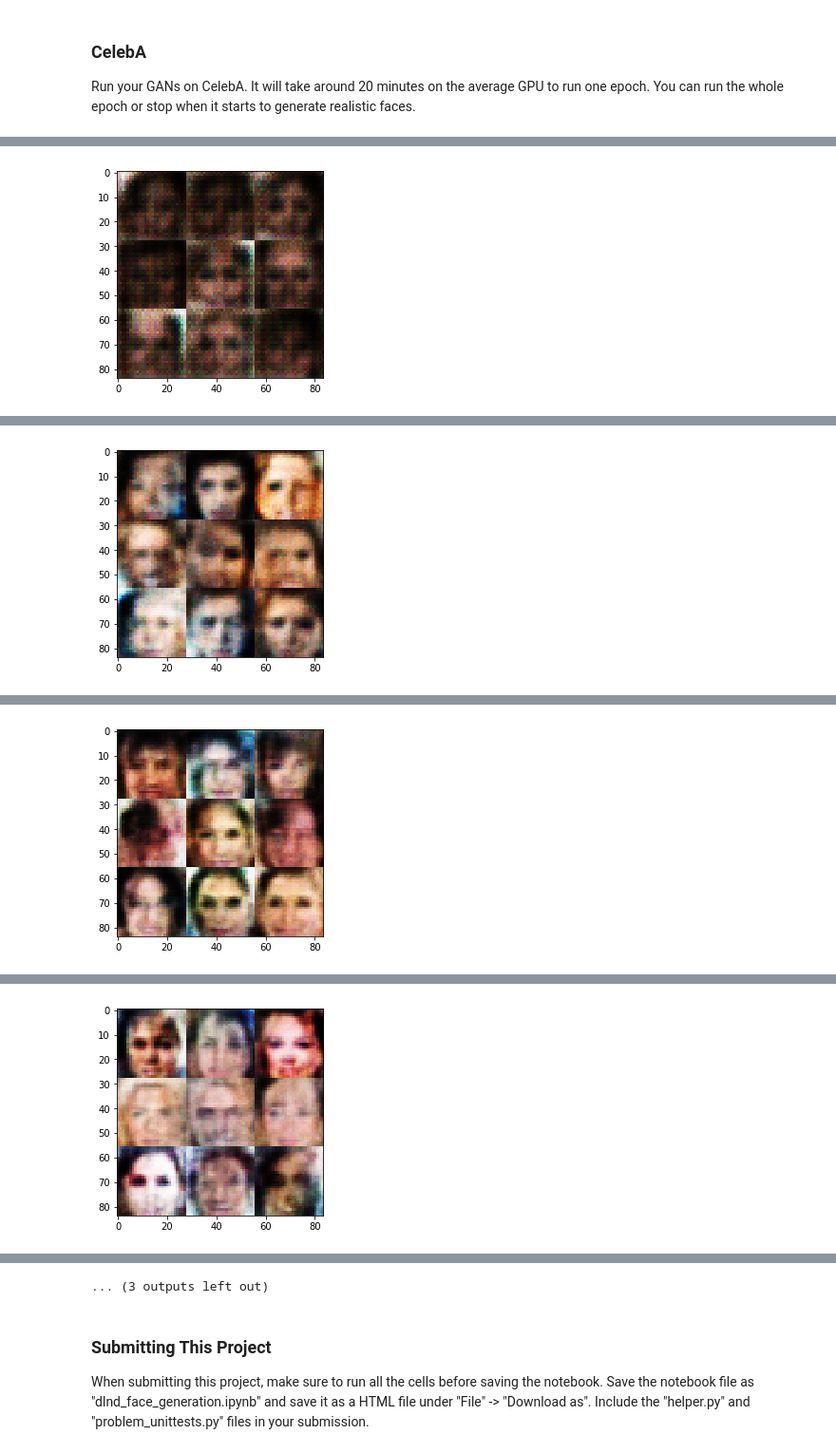
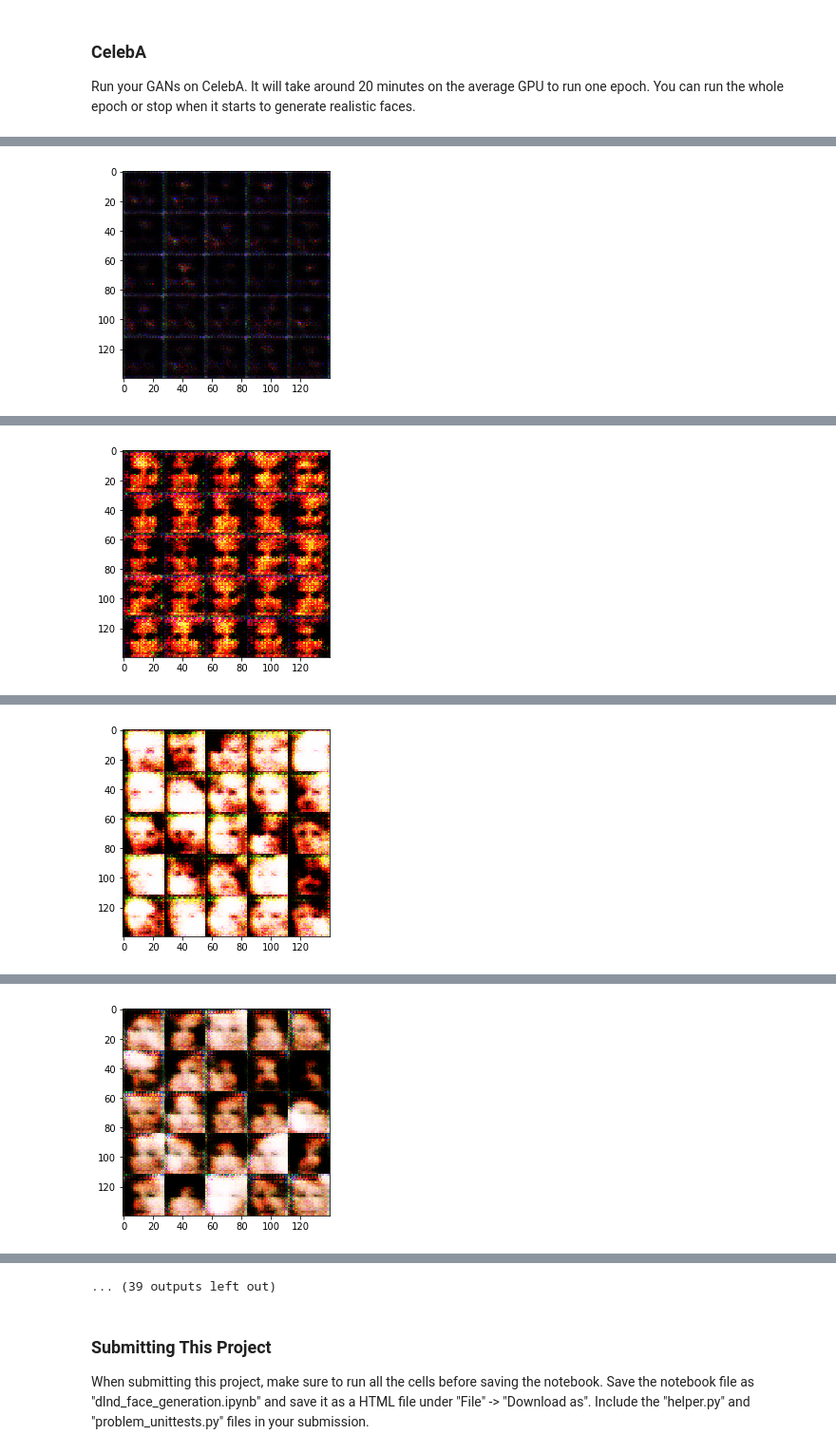
Before and after one commit to Luke035/dlnd-generate-faces, a Jupyter notebook: dlnd_face_generation.ipynb, the cells around one changed output, grey strips where cells are left out. Shown at 95% size. Cells and saved outputs as stored; diff of their text form; code cells hidden in the pictures.

```diff
--- a/dlnd_face_generation.ipynb
+++ b/dlnd_face_generation.ipynb
@@ -198,26 +205,44 @@ def generator(z, out_channel_dim, is_train=True, alpha=0.2):
     with tf.variable_scope('generator', reuse=(not is_train)):
         #Fully connect and z connection to transpose conv pyramid
         #Land in 7x7x256
-        x1 = tf.layers.dense(z, 7*7*256)
-        x1 = tf.reshape(x1, (-1, 7, 7, 256))
+        x1 = tf.layers.dense(z, 7*7*512)
+        x1 = tf.reshape(x1, (-1, 7, 7, 512))
         #Batch norm and LRELU
         x1 = tf.layers.batch_normalization(x1, training=is_train)
         x1 = tf.maximum(x1 * alpha, x1)
 
         #Transpose convolution
-        x2 = tf.layers.conv2d_transpose(x1, 128, 5, strides=2, padding='same')
+        x2 = tf.layers.conv2d_transpose(x1, 256, 5, strides=2, padding='same',
+                                        kernel_initializer=tf.contrib.layers.xavier_initializer(uniform=True))
         x2 = tf.layers.batch_normalization(x2, training=is_train)
         x2 = tf.maximum(alpha * x2, x2)
+        #Dropout only if it's train
+        if is_train:
+            x2 = tf.nn.dropout(x2, keep_prob=0.7)
         #Now (14,14,256)
 
         #Transpose convolution
-        x3 = tf.layers.conv2d_transpose(x2, 64, 5, strides=2, padding='same')
+        x3 = tf.layers.conv2d_transpose(x2, 128, 5, strides=2, padding='same',
+                                        kernel_initializer=tf.contrib.layers.xavier_initializer(uniform=True))
         x3= tf.layers.batch_normalization(x3, training=is_train)
         x3= tf.maximum(alpha * x3, x3)
-        #Now (14,14,256)
+        if is_train:
+            x3 = tf.nn.dropout(x3, keep_prob=0.7)
+        #Now (28,28,128)
+
+        #Transpose convolution
+        #Already in 28x28, strides must be 1
+        x4 = tf.layers.conv2d_transpose(x3, 56, 5, strides=1, padding='same',
+                                        kernel_initializer=tf.contrib.layers.xavier_initializer(uniform=True))
+        x4= tf.layers.batch_normalization(x4, training=is_train)
+        x4= tf.maximum(alpha * x4, x4)
+        if is_train:
+            x4 = tf.nn.dropout(x4, keep_prob=0.7)
+
+
 
         # Output layer
-        logits = tf.layers.conv2d_transpose(x3, out_channel_dim, 5, strides=1, padding='same')
+        logits = tf.layers.conv2d_transpose(x4, out_channel_dim, 5, strides=1, padding='same')
         # 28x28x3 now
 
         out = tf.tanh(logits)
@@ -236,7 +261,7 @@ Implement `model_loss` to build the GANs for training and calculate the loss.  T
 - `discriminator(images, reuse=False)`
 - `generator(z, out_channel_dim, is_train=True)`
 # %%
-def model_loss(input_real, input_z, out_channel_dim):
+def model_loss(input_real, input_z, out_channel_dim, smooth=0.9):
     """
     Get the loss for the discriminator and generator
     :param input_real: Images from the real dataset
@@ -249,8 +274,11 @@ def model_loss(input_real, input_z, out_channel_dim):
     d_model_real, d_logits_real = discriminator(input_real)
     d_model_fake, d_logits_fake = discriminator(g_model, reuse=True)
 
+    #Label smoothing
+    real_labels = tf.ones_like(d_model_real) * (1 - smooth)
+
     d_loss_real = tf.reduce_mean(
-        tf.nn.sigmoid_cross_entropy_with_logits(logits=d_logits_real, labels=tf.ones_like(d_model_real)))
+        tf.nn.sigmoid_cross_entropy_with_logits(logits=d_logits_real, labels=real_labels))
     d_loss_fake = tf.reduce_mean(
         tf.nn.sigmoid_cross_entropy_with_logits(logits=d_logits_fake, labels=tf.zeros_like(d_model_fake)))
     g_loss = tf.reduce_mean(
@@ -391,7 +419,7 @@ def train(epoch_count, batch_size, z_dim, learning_rate, beta1, get_batches, dat
                     # Save losses to view after training
 
                 if steps % 200 == 0:
-                    show_generator_output(sess, 10, input_z, out_channels_dim, data_image_mode)
+                    show_generator_output(sess, 25, input_z, out_channels_dim, data_image_mode)
         saver.save(sess, './generator.ckpt')
 # %% [markdown]
 ### MNIST
@@ -440,8 +467,8 @@ Epoch 2/2... Discriminator Loss: 0.7940... Generator Loss: 1.2626
 Run your GANs on CelebA.  It will take around 20 minutes on the average GPU to run one epoch.  You can run the whole epoch or stop when it starts to generate realistic faces.
 # %%
 z_dim = 100
-learning_rate = 0.0002
-batch_size = 128
+learning_rate = 0.0001
+batch_size = 16
 beta1 = 0.5
 
 
@@ -462 +489 @@ Epoch 1/1... Discriminator Loss: 0.6884... Generator Loss: 1.9873
-[figure, old version]
+[figure, new version]
@@ -467 +494 @@ Epoch 1/1... Discriminator Loss: 0.7880... Generator Loss: 0.9402
-[figure, old version]
+[figure, new version]
@@ -472 +499 @@ Epoch 1/1... Discriminator Loss: 1.3649... Generator Loss: 0.3822
-[figure, old version]
+[figure, new version]
@@ -477 +504 @@ Epoch 1/1... Discriminator Loss: 0.7917... Generator Loss: 1.1710
-[figure, old version]
+[figure, new version]
@@ -488,4 +515,4 @@ Epoch 1/1... Discriminator Loss: 0.8096... Generator Loss: 1.0342
-... (3 outputs left out)
+... (39 outputs left out)
 # %% [markdown]
 ### Submitting This Project
 When submitting this project, make sure to run all the cells before saving the notebook. Save the notebook file as "dlnd_face_generation.ipynb" and save it as a HTML file under "File" -> "Download as". Include the "helper.py" and "problem_unittests.py" files in your submission.
```
Also changed, not shown: parts of 3 cells of this notebook.
